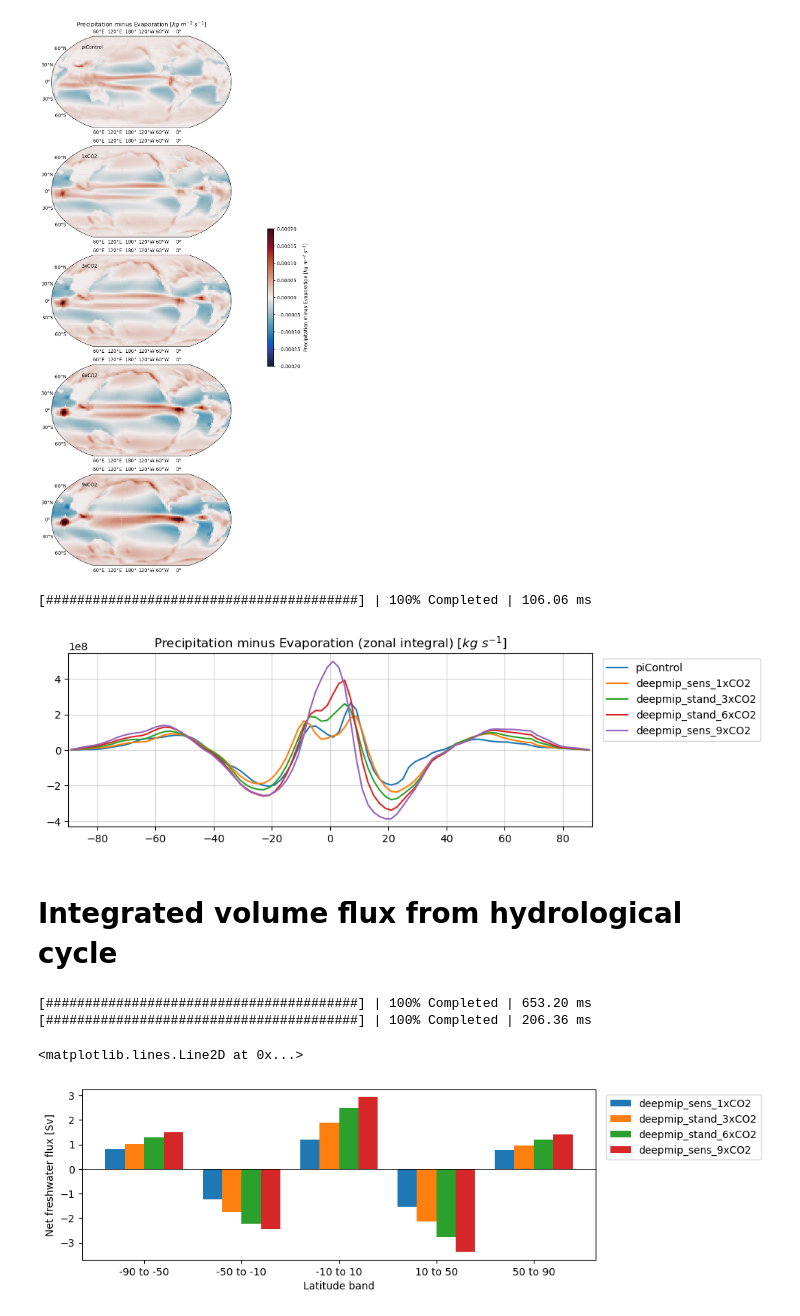
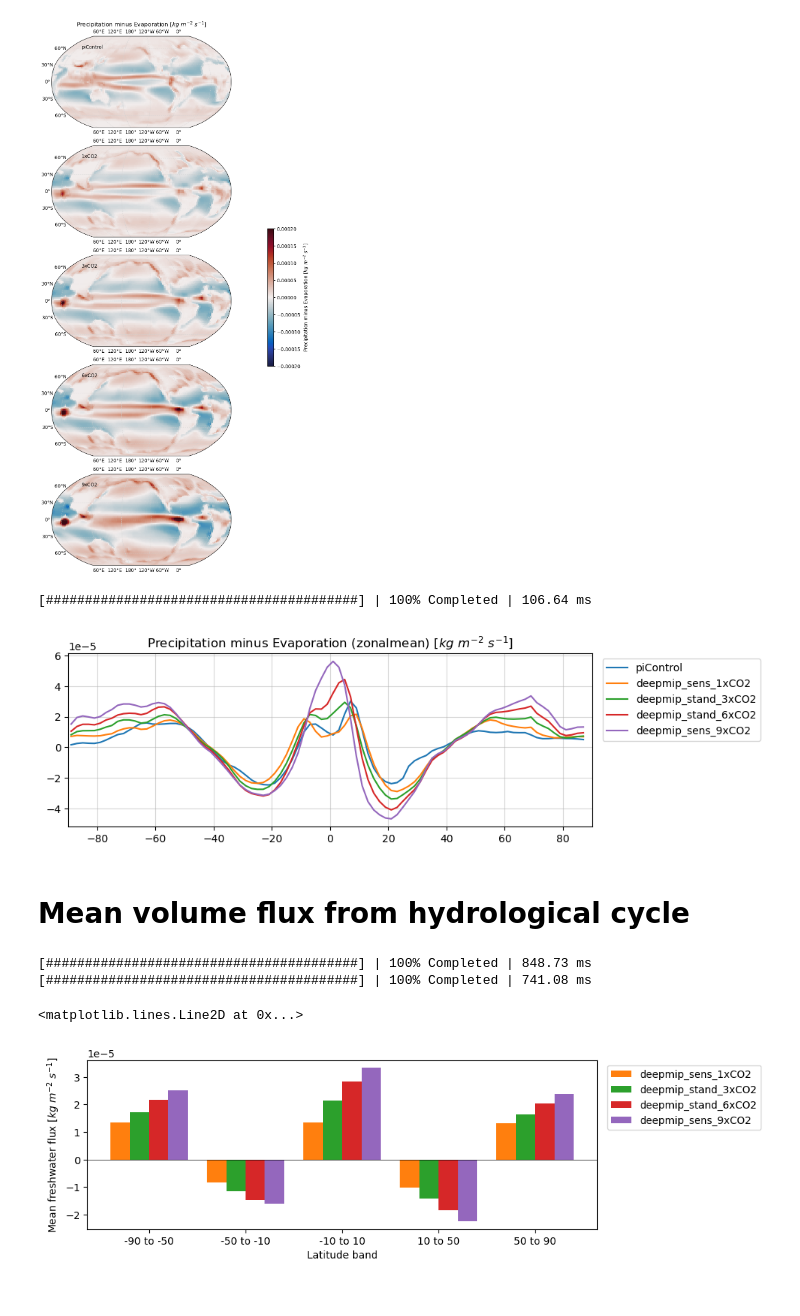
Before and after one commit to gmacgilchrist/oceanheatuptake, a Jupyter notebook: notebooks/dev_EP.ipynb, the cells around one changed output. Cells and saved outputs as stored; diff of their text form; code cells hidden in the pictures.

Commit message:
adds universal properties for colors and updates some figures

```diff
--- a/notebooks/dev_EP.ipynb
+++ b/notebooks/dev_EP.ipynb
@@ -53,19 +54,26 @@ cb.set_label(longname)
 [figure]
 # %%
 variable = 'PmE'
-with ProgressBar():
-        da = ds[variable].weighted(grid['area'].fillna(0)).sum('x').mean('time').compute()
+processing = 'zonalmean'
+if processing=='zonalmean':
+    units = '$kg\ m^{-2}\ s^{-1}$'
+    with ProgressBar():
+            da = ds[variable].weighted(grid['area'].fillna(0)).mean('x').mean('time').compute()
+elif processing=='zonalintegral':
+    units = '$kg\ s^{-1}$'
+    with ProgressBar():
+            da = ds[variable].weighted(grid['area'].fillna(0)).sum('x').mean('time').compute()
 # %% [output]
-[########################################] | 100% Completed | 106.06 ms
+[########################################] | 100% Completed | 106.64 ms
 # %%
 if variable=='pr':
     clims = [0,4e-4]
-    longname = 'Precipitation (zonal integral) [$kg\ s^{-1}$]'
+    longname = 'Precipitation ('+processing+') ['+units+']'
 elif variable=='evspsbl':
-    longname = 'Evaporation (zonal integral) [$kg\ s^{-1}$]'
+    longname = 'Evaporation ('+processing+') ['+units+']'
     clims = [0,2e-4]
 elif variable=='PmE':
-    longname = 'Precipitation minus Evaporation (zonal integral) [$kg\ s^{-1}$]'
+    longname = 'Precipitation minus Evaporation ('+processing+') ['+units+']'
     clims = [-2e-4,2e-4]
 
 experiments = ['piControl','deepmip_sens_1xCO2','deepmip_stand_3xCO2','deepmip_stand_6xCO2','deepmip_sens_9xCO2']
@@ -73,16 +81,16 @@ experiments = ['piControl','deepmip_sens_1xCO2','deepmip_stand_3xCO2','deepmip_s
 fig,ax = plt.subplots(figsize=(9,3))
 for i,experiment in enumerate(experiments):
     danow = da.sel(experiment=experiment)
-    ax.plot(danow['y'],danow,label=experiment)
+    ax.plot(danow['y'],danow,label=experiment,color=colors[experiment])
 ax.legend(loc='upper left',bbox_to_anchor=(1.01,1))
 ax.set_title(longname)
 ax.set_xlim(-90,90)
 # ax.set_ylim(clims)
 ax.grid(alpha=0.5)
 # %% [output]
-[figure, old version]
+[figure, new version]
 # %% [markdown]
-# Integrated volume flux from hydrological cycle
+# Mean volume flux from hydrological cycle
 # %%
 experiments = ['deepmip_sens_1xCO2','deepmip_stand_3xCO2','deepmip_stand_6xCO2','deepmip_sens_9xCO2']
 # %%
@@ -96,34 +104,34 @@ for i in range(len(latbounds)):
     cond = (yarray>=lats[0]) & (yarray<lats[1])
     dsnow = ds.where(cond)
     gridnow = grid.where(cond)
-    tmp.append(dsnow.weighted(gridnow['area'].fillna(0)).sum(['x','y']))
+    tmp.append(dsnow.weighted(gridnow['area'].fillna(0)).mean(['x','y']))
 dslats = xr.concat(tmp,dim='latbounds').assign_coords({'latbounds':latstr})
 # %%
 with ProgressBar():
     dslatsanom = (dslats-dslats.sel(experiment='deepmip_sens_1xCO2')).mean('time').compute()
     dslats = dslats.mean('time').compute()
 # %% [output]
-[########################################] | 100% Completed | 653.20 ms
-[########################################] | 100% Completed | 206.36 ms
+[########################################] | 100% Completed | 848.73 ms
+[########################################] | 100% Completed | 741.08 ms
 # %%
 width = 0.2
 fig,ax = plt.subplots(figsize = (9,3))
-colors = [name for name,code in mpl.colors.TABLEAU_COLORS.items()]
+# colors = [name for name,code in mpl.colors.TABLEAU_COLORS.items()]
 handles_exp = []
 for i,lats in enumerate(dslats['latbounds']):
     danow = dslats['PmE'].sel(latbounds=lats)
     for j,experiment in enumerate(experiments):
         da = danow.sel(experiment=experiment)
         offset = -width*len(experiments)/2+width*(j+0.5)
-        h = ax.bar(i+offset,da*1e-9,width=width,bottom=0,color=colors[j],label=experiment)
+        h = ax.bar(i+offset,da,width=width,bottom=0,color=colors[experiment],label=experiment)
         if i==0:
             handles_exp.append(h)
 ax.set_xticks(np.arange(len(dslats['latbounds'])))
 ax.set_xticklabels(dslats['latbounds'].values);
 l = ax.legend(handles=handles_exp,loc='upper left',bbox_to_anchor=(1.01,1))
-ax.set_ylabel('Net freshwater flux [Sv]')
+ax.set_ylabel('Mean freshwater flux [$kg\ m^{-2}\ s^{-1}$]')
 ax.set_xlabel('Latitude band')
 ax.axhline(0,color='k',linewidth=0.5)
 # %% [output]
 <matplotlib.lines.Line2D at 0x...>
-[figure, old version]
+[figure, new version]
```
Also changed, not shown: parts of 7 cells of this notebook, 2 other files.
